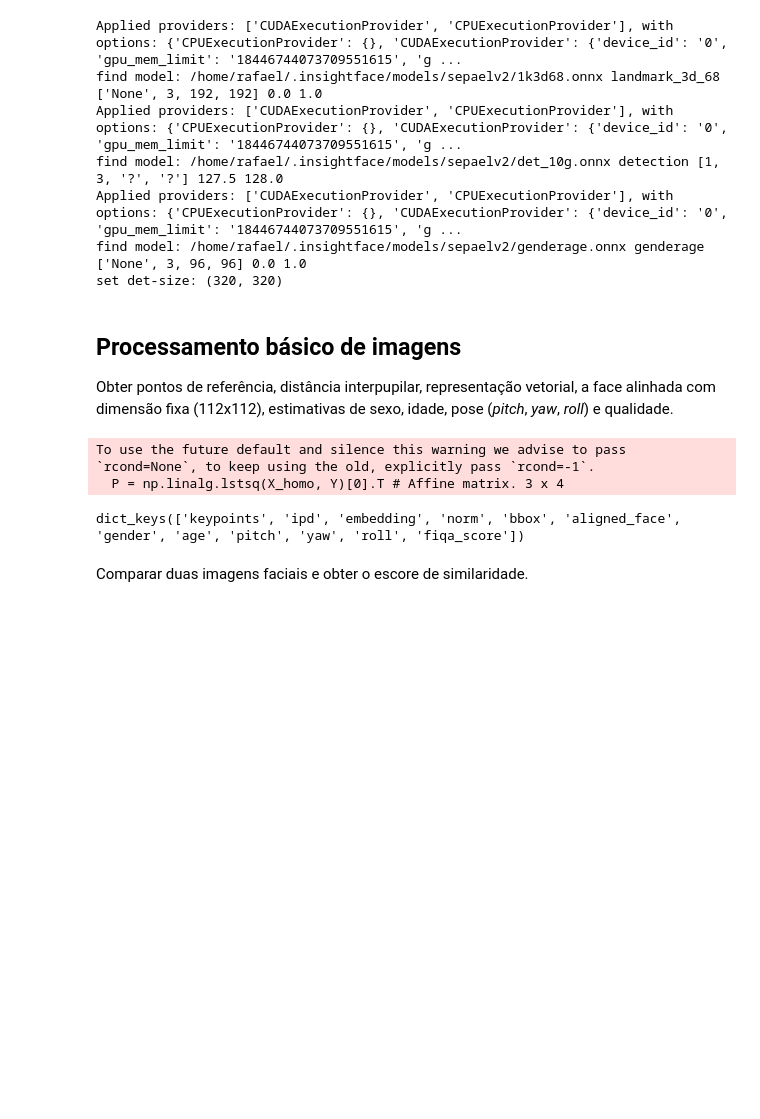
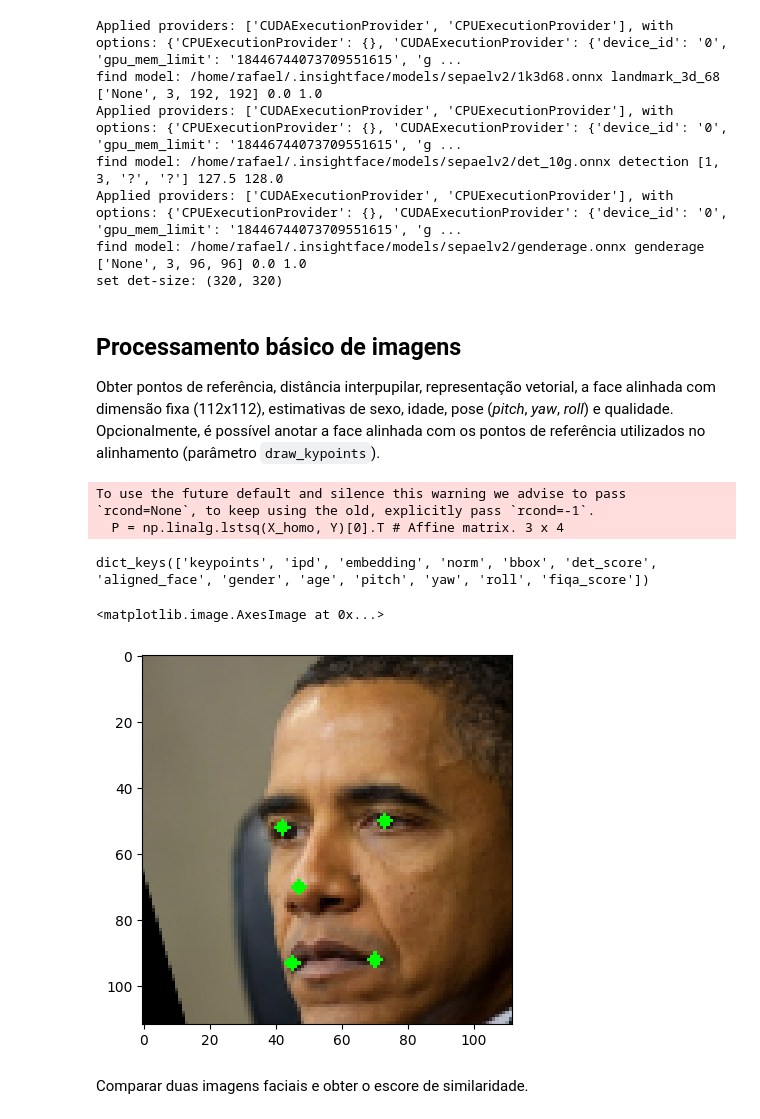
Before and after one commit to rafribeiro/forensicface, a Jupyter notebook: nbs/index.ipynb, the cells around one changed output. Drawn from its saved outputs; the diff is of its cells as text; code cells hidden in the pictures; blank space fills up the shorter version.

```diff
--- a/nbs/index.ipynb
+++ b/nbs/index.ipynb
@@ -40,14 +40,19 @@ find model: /home/rafael/.insightface/models/sepaelv2/genderage.onnx genderage [
 set det-size: (320, 320)
 # %% [markdown]
 ## Processamento básico de imagens
-Obter pontos de referência, distância interpupilar, representação vetorial, a face alinhada com dimensão fixa (112x112), estimativas de sexo, idade, pose (_pitch_, _yaw_, _roll_) e qualidade.
+Obter pontos de referência, distância interpupilar, representação vetorial, a face alinhada com dimensão fixa (112x112), estimativas de sexo, idade, pose (_pitch_, _yaw_, _roll_) e qualidade. Opcionalmente, é possível anotar a face alinhada com os pontos de referência utilizados no alinhamento (parâmetro `draw_kypoints`).
 # %%
-results = ff.process_image_single_face("obama.png")
+results = ff.process_image_single_face("obama2.png", draw_keypoints=True)
 results.keys()
 # %% [output]
 To use the future default and silence this warning we advise to pass `rcond=None`, to keep using the old, explicitly pass `rcond=-1`.
   P = np.linalg.lstsq(X_homo, Y)[0].T # Affine matrix. 3 x 4
-dict_keys(['keypoints', 'ipd', 'embedding', 'norm', 'bbox', 'aligned_face', 'gender', 'age', 'pitch', 'yaw', 'roll', 'fiqa_score'])
+dict_keys(['keypoints', 'ipd', 'embedding', 'norm', 'bbox', 'det_score', 'aligned_face', 'gender', 'age', 'pitch', 'yaw', 'roll', 'fiqa_score'])
+# %%
+plt.imshow(results["aligned_face"])
+# %% [output]
+<matplotlib.image.AxesImage at 0x...>
+[figure, added]
 # %% [markdown]
 Comparar duas imagens faciais e obter o escore de similaridade.
 # %%
```
Also changed, not shown: 8 other files.
